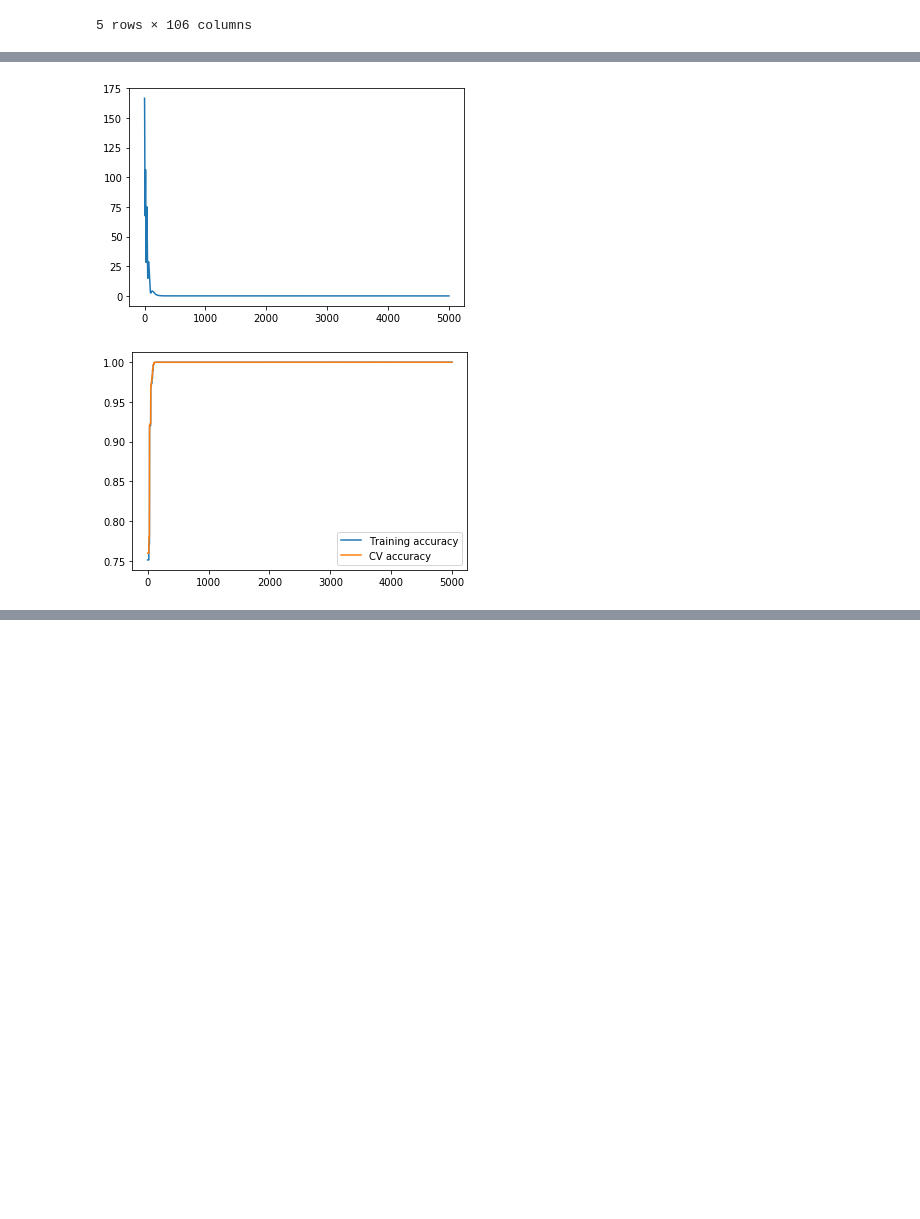
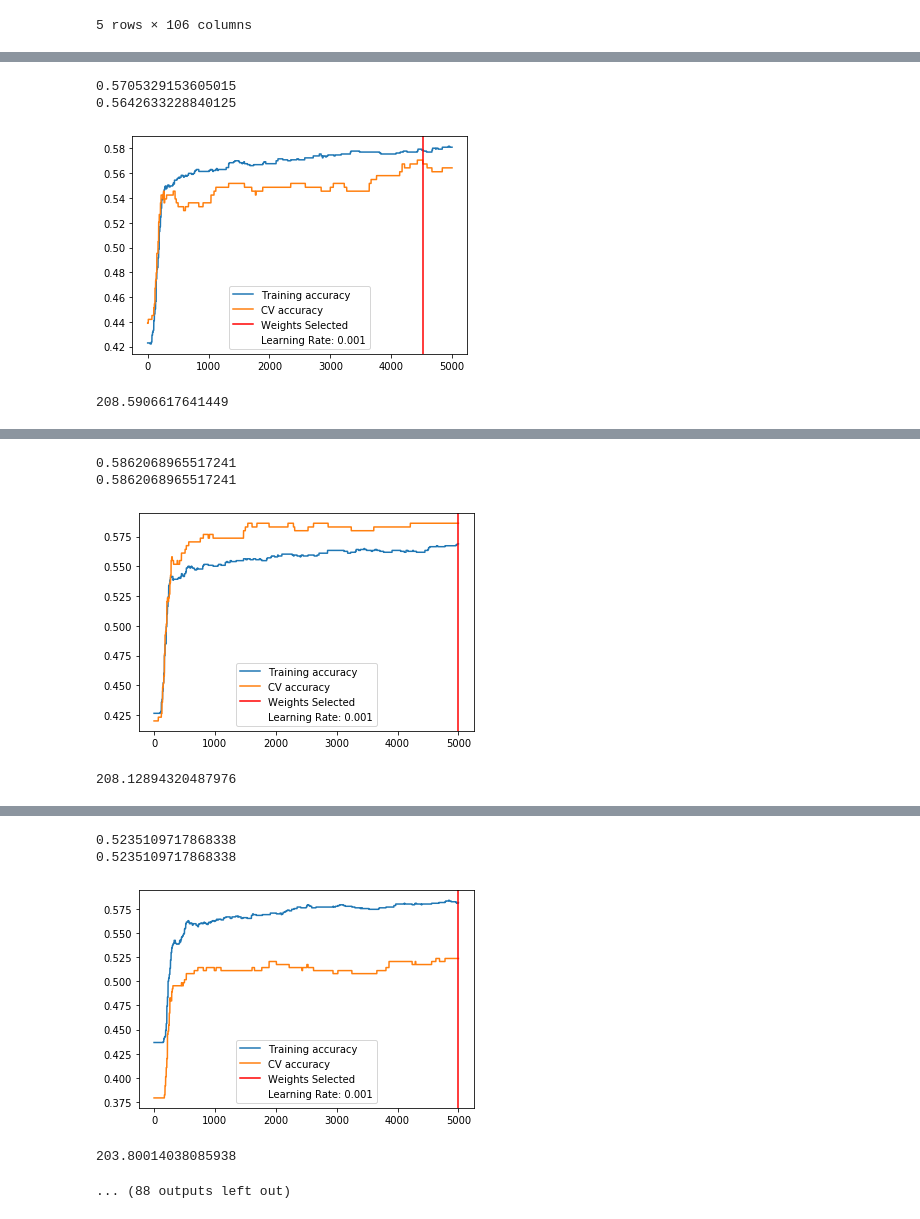
Before and after one commit to ingridxx/COMP551, a Jupyter notebook: Miniproject1/LogisticRegression.ipynb, the cells around one changed output, grey strips where cells are left out. Saved outputs shown, nothing was run; the diff lists cells and outputs as text; code cells hidden in the pictures; blank space fills up the shorter version.

Commit message:
Added wine dataset

```diff
--- a/Miniproject1/LogisticRegression.ipynb
+++ b/Miniproject1/LogisticRegression.ipynb
@@ -339,14 +377,51 @@ Average Accuracy: 0.8371242336786022
-# %%
-plt.figure(100)
-plt.plot(adult_log_reg.gradient_values)
-plt.show()
-# %% [output]
-[figure, removed]
-# %%
-plt.figure(300)
-plt.plot(adult_log_reg.train_acc_values, label = 'Training accuracy')
-plt.plot(adult_log_reg.cv_acc_values, label='CV accuracy')
-plt.legend()
-plt.show()
-# %% [output]
-[figure, removed]
+# %%
+wine_input = pd.read_csv('winequality-red.csv', delimiter=";")
+# for column in wine_df.columns[:-1]:
+#     wine_df[column] = (wine_df[column] - wine_df[column].mean()) / wine_df[column].std()
+
+# wine_input = wine_df.drop(['quality'], axis=1)
+wine_input.iloc[:, :-1] = df_rescale(wine_input.iloc[:, :-1])
+wine_input.insert(0, column='Bias', value=1)
+wine_input = wine_input.sample(frac=1)
+
+
+
+folds = 5
+accuracies = []
+learning_rate = [0.001, 0.005, 0.01, 0.05, 0.1]
+for lr in learning_rate:
+    for i in range(folds):
+        start_time = time.time()
+        start_bias = 0
+        end_bias = 1
+        if i>0:
+            start_bias = 1  # to exclude last term in previous partition
+        if i >= folds-1:
+            end_bias = 0
+        percentage = 1/folds
+        length = len(wine_input)
+        test_set = wine_input.iloc[int(percentage*(i)*length+start_bias):int(percentage*(i+1)*length), :]
+
+        train_set_1 = wine_input.iloc[int(percentage*(i+1)*length)+end_bias:length, :]
+        train_set_2 = wine_input.iloc[0:int(percentage*(i)*length), :]
+        train_set = pd.concat([train_set_1, train_set_2])
+
+        train_X = train_set.iloc[:, :-1]
+        train_y = train_set.iloc[:, -1]
+
+        test_X = test_set.iloc[:, :-1]
+        test_y = test_set.iloc[:, -1]
+
+        log_reg = LogisticRegression(percentage=0.6, lr = lr, max_iter = 5000)
+        log_reg.fit(train_X.values, train_y.values, test_X.values, test_y.values, True)
+        accuracies.append(log_reg.cv_acc)
+        plt.figure()
+        plt.plot(log_reg.train_acc_values, label = 'Training accuracy')
+        plt.plot(log_reg.cv_acc_values, label='CV accuracy')
+        plt.axvline(log_reg.select_line, color='r', label='Weights Selected')
+        plt.plot([], [], ' ', label="Learning Rate: "+str(log_reg.learning_rate))
+        plt.legend()
+        plt.show()
+        print(time.time()-start_time)
+    print("Average Accuracy: "+str(np.mean(accuracies)))
+# %% [output]
@@ -352,0 +431,4 @@ plt.show()
+0.5705329153605015
+0.5642633228840125
+[figure, added]
+208.5906617641449
@@ -352,0 +438,4 @@ plt.show()
+0.5862068965517241
+0.5862068965517241
+[figure, added]
+208.12894320487976
@@ -352,0 +445,5 @@ plt.show()
+0.5235109717868338
+0.5235109717868338
+[figure, added]
+203.80014038085938
+... (88 outputs left out)
```
Also changed, not shown: parts of 7 cells of this notebook.
